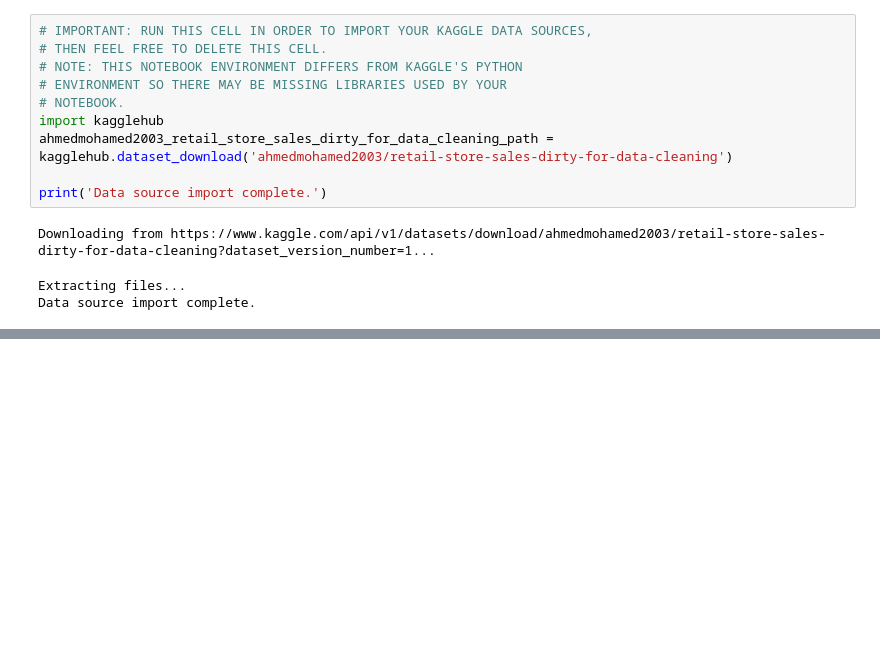
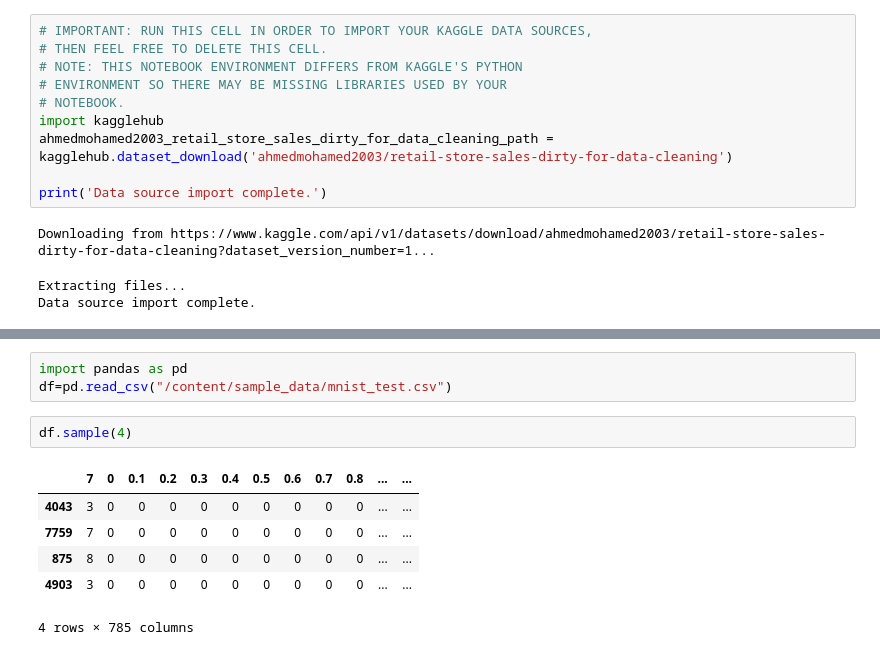
Before and after one commit to deepraj16/kaggle-work, a Jupyter notebook: Copy_of_notebookde77ed5b2e.ipynb, the cells around one changed output, grey strips where cells are left out. Cells and saved outputs as stored; diff of their text form; blank space fills up the shorter version.

```diff
--- a/Copy_of_notebookde77ed5b2e.ipynb
+++ b/Copy_of_notebookde77ed5b2e.ipynb
@@ -36,0 +35,12 @@ for dirname, _, filenames in os.walk('/kaggle/input'):
+# %%
+import pandas as pd
+df=pd.read_csv("/content/sample_data/mnist_test.csv")
+# %%
+df.sample(4)
+# %% [output]
+|  | 7 | 0 | 0.1 | 0.2 | 0.3 | 0.4 | 0.5 | 0.6 | 0.7 | 0.8 | ... | ... |
+| 4043 | 3 | 0 | 0 | 0 | 0 | 0 | 0 | 0 | 0 | 0 | ... | ... |
+| 7759 | 7 | 0 | 0 | 0 | 0 | 0 | 0 | 0 | 0 | 0 | ... | ... |
+| 875 | 8 | 0 | 0 | 0 | 0 | 0 | 0 | 0 | 0 | 0 | ... | ... |
+| 4903 | 3 | 0 | 0 | 0 | 0 | 0 | 0 | 0 | 0 | 0 | ... | ... |
+4 rows × 785 columns
```
Also changed, not shown: parts of 11 cells of this notebook.
